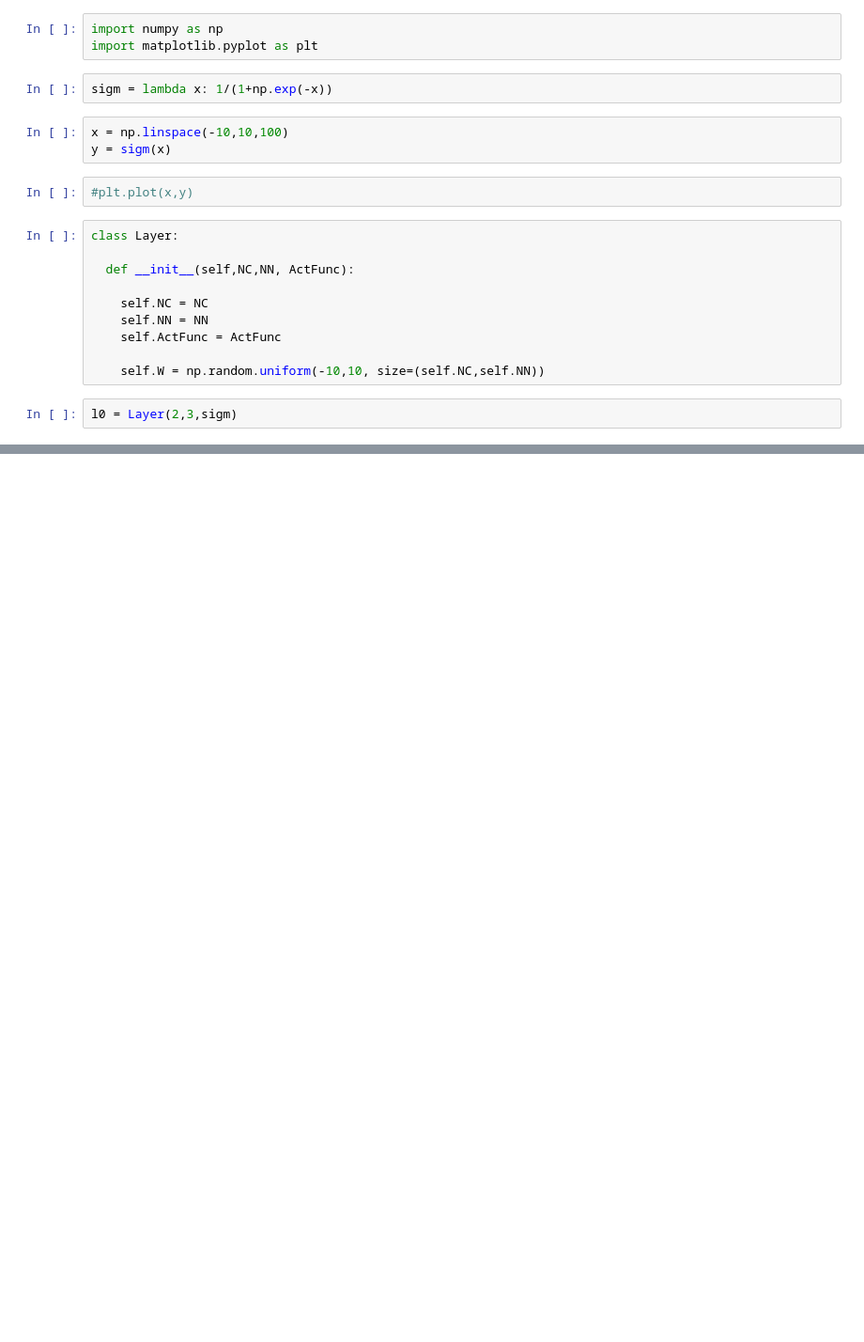
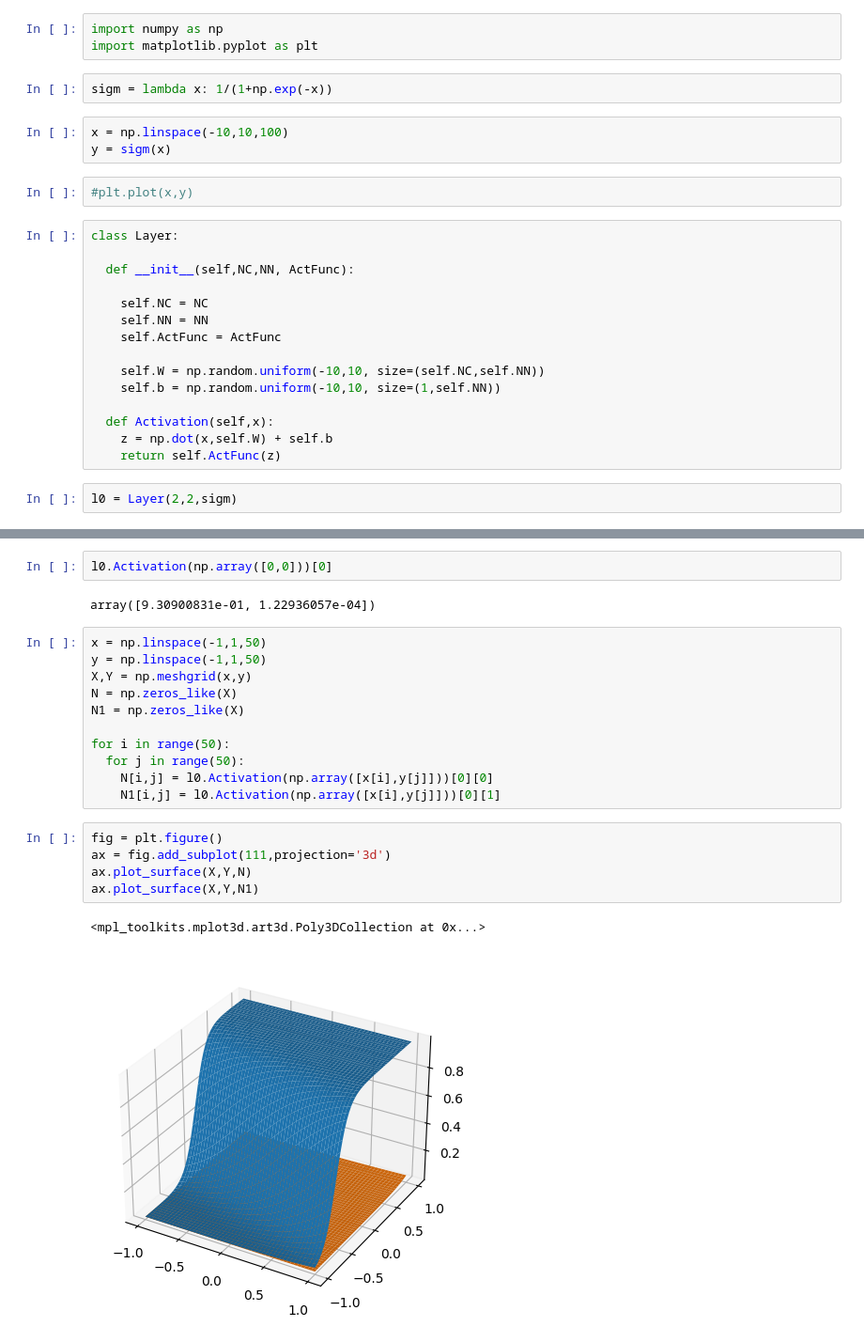
Before and after one commit to asegura4488/MetodosComputacionalesI, a Jupyter notebook: ProyectoML/Cerebro.ipynb, the cells around one changed output, grey strips where cells are left out. Shown at 94% size. Saved outputs shown, nothing was run; the diff lists cells and outputs as text; blank space fills up the shorter version.

```diff
--- a/ProyectoML/Cerebro.ipynb
+++ b/ProyectoML/Cerebro.ipynb
@@ -18,8 +20,13 @@ class Layer:
     self.ActFunc = ActFunc
 
     self.W = np.random.uniform(-10,10, size=(self.NC,self.NN))
+    self.b = np.random.uniform(-10,10, size=(1,self.NN))
+
+  def Activation(self,x):
+    z = np.dot(x,self.W) + self.b
+    return self.ActFunc(z)
 # %%
-l0 = Layer(2,3,sigm)
+l0 = Layer(2,2,sigm)
 # %%
 l0.W
 # %% [output]
@@ -27,0 +39,23 @@ array([[ 7.56344646, -8.94155564,  0.94495241],
+# %%
+l0.Activation(np.array([0,0]))[0]
+# %% [output]
+array([9.30900831e-01, 1.22936057e-04])
+# %%
+x = np.linspace(-1,1,50)
+y = np.linspace(-1,1,50)
+X,Y = np.meshgrid(x,y)
+N = np.zeros_like(X)
+N1 = np.zeros_like(X)
+
+for i in range(50):
+  for j in range(50):
+    N[i,j] = l0.Activation(np.array([x[i],y[j]]))[0][0]
+    N1[i,j] = l0.Activation(np.array([x[i],y[j]]))[0][1]
+# %%
+fig = plt.figure()
+ax = fig.add_subplot(111,projection='3d')
+ax.plot_surface(X,Y,N)
+ax.plot_surface(X,Y,N1)
+# %% [output]
+<mpl_toolkits.mplot3d.art3d.Poly3DCollection at 0x...>
+[figure, added]
```
Also changed, not shown: parts of 3 cells of this notebook.
